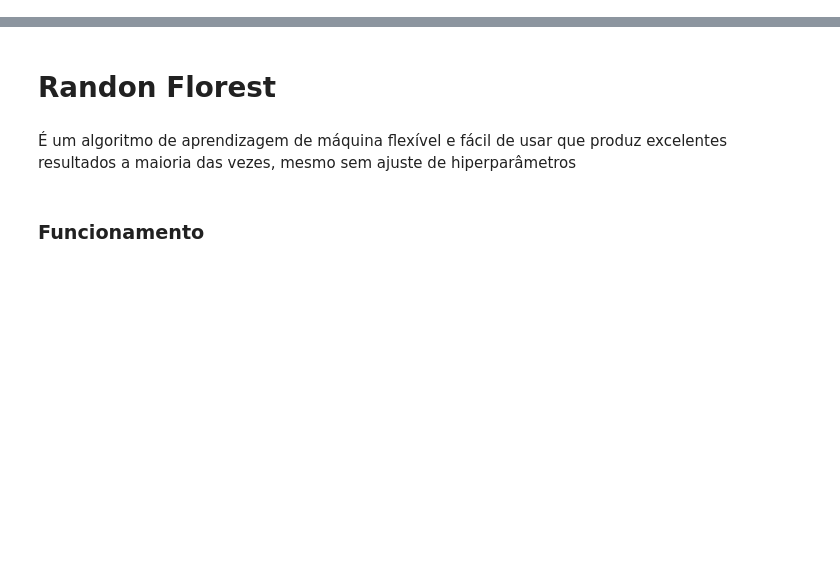
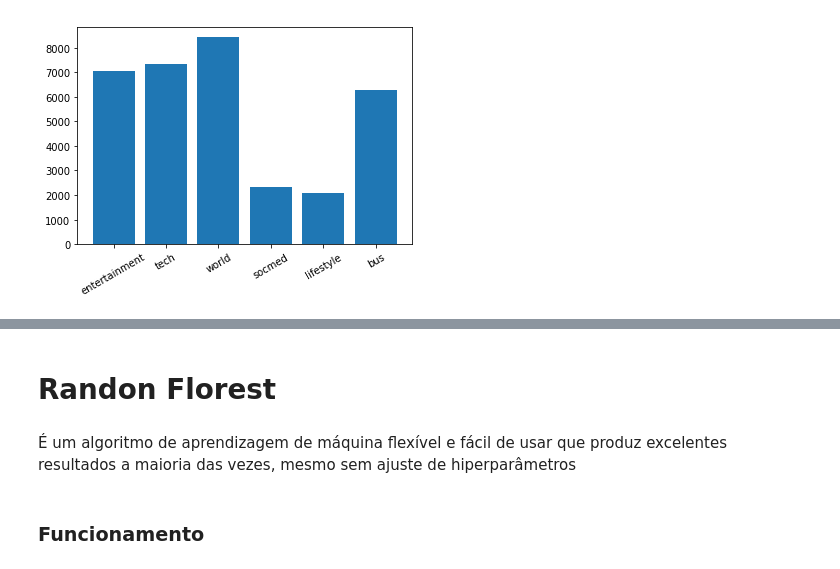
Before and after one commit to ednunes/machine-learning-projects, a Jupyter notebook: [regression]online_news_popularity/online_news_popularity.ipynb, the cells around one changed output, grey strips where cells are left out. Drawn from its saved outputs; the diff is of its cells as text; code cells hidden in the pictures; blank space fills up the shorter version.

```diff
--- a/[regression]online_news_popularity/online_news_popularity.ipynb
+++ b/[regression]online_news_popularity/online_news_popularity.ipynb
@@ -81,13 +88,17 @@ weekday = pd.DataFrame(data=week)
 # %%
 channel = {
     'lifestyle': df['data_channel_is_lifestyle'],
     'bus': df['data_channel_is_bus'],
     'entertainment': df['data_channel_is_entertainment'],
     'socmed': df['data_channel_is_socmed'],
     'tech': df['data_channel_is_tech'],
     'world': df['data_channel_is_world'],
 }
-data_channel = pd.DataFrame(data=channel)
+
+# data_channel = pd.DataFrame(data=channel)
+plot_bar(sum_dict(channel))
+# %% [output]
+[figure, added]
 # %%
 ld = {
     'l0': df['LDA_00'],
```
Also changed, not shown: parts of 22 cells of this notebook.
